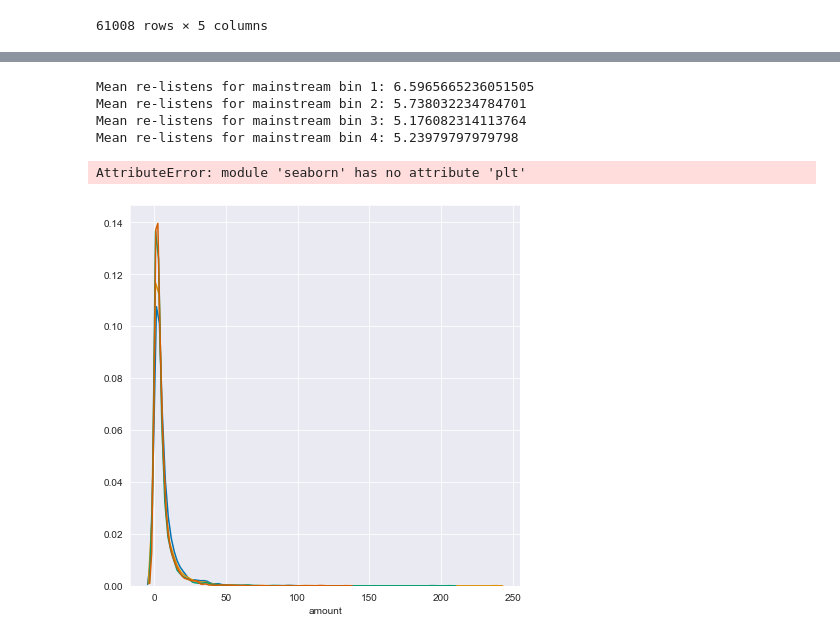
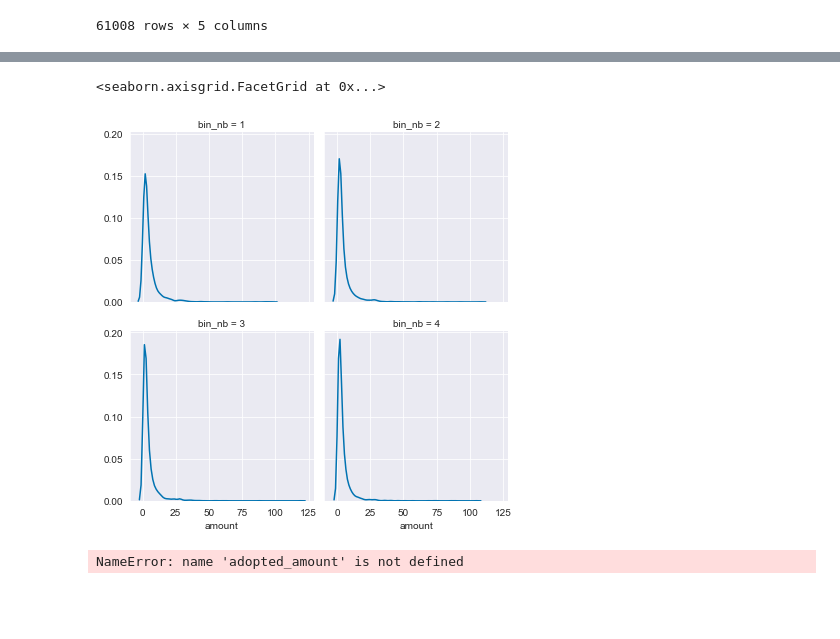
Before and after one commit to QuVil/cmb-recommendation, a Jupyter notebook: src/analysis/mainstream_tests.ipynb, the cells around one changed output, grey strips where cells are left out. Saved outputs shown, nothing was run; the diff lists cells and outputs as text; code cells hidden in the pictures; blank space fills up the shorter version.

Commit message:
2804 graphs on adoption distribution + radio start

```diff
--- a/src/analysis/mainstream_tests.ipynb
+++ b/src/analysis/mainstream_tests.ipynb
@@ -640,16 +633,16 @@ sns.distplot(adopted_amount["amount"], hist=False)
 # %%
 # Distribution per mainstream bin
-f, ax = plt.subplots(figsize=(7, 7))
-# ax.set(xscale="log", yscale="log")
-for i in range (1, adopted_amount["bin_nb"].max()+1):
-    print(f"Mean re-listens for mainstream bin {i}: {adopted_amount[adopted_amount['bin_nb'] == i]['amount'].mean()}")
-    sns.distplot(adopted_amount[adopted_amount["bin_nb"] == i]["amount"], hist=False)
-
-sns.plt.show()
+# f, ax = plt.subplots(figsize=(7, 7))
+g = sns.FacetGrid(adopted_amount, col="bin_nb", col_wrap=2)
+# g.set(xscale="log", yscale="log")
+g.map(sns.distplot, "amount", hist=False)
 # %% [output]
-Mean re-listens for mainstream bin 1: 6.5965665236051505
-Mean re-listens for mainstream bin 2: 5.738032234784701
-Mean re-listens for mainstream bin 3: 5.176082314113764
-Mean re-listens for mainstream bin 4: 5.23979797979798
+<seaborn.axisgrid.FacetGrid at 0x...>
-AttributeError: module 'seaborn' has no attribute 'plt'
-[figure, old version]
+[figure, new version]
+# %%
+mean_relistens = adopted_amount.groupby(["bin_nb"])["amount"].mean().to_frame().reset_index()
+
+ax = sns.catplot(x="bin_nb", y="amount", data=mean_relistens, kind="point")
+ax.set(ylim=(0, 6))
+# %% [output]
+NameError: name 'adopted_amount' is not defined
```
Also changed, not shown: parts of 5 cells of this notebook, 5 other files.
